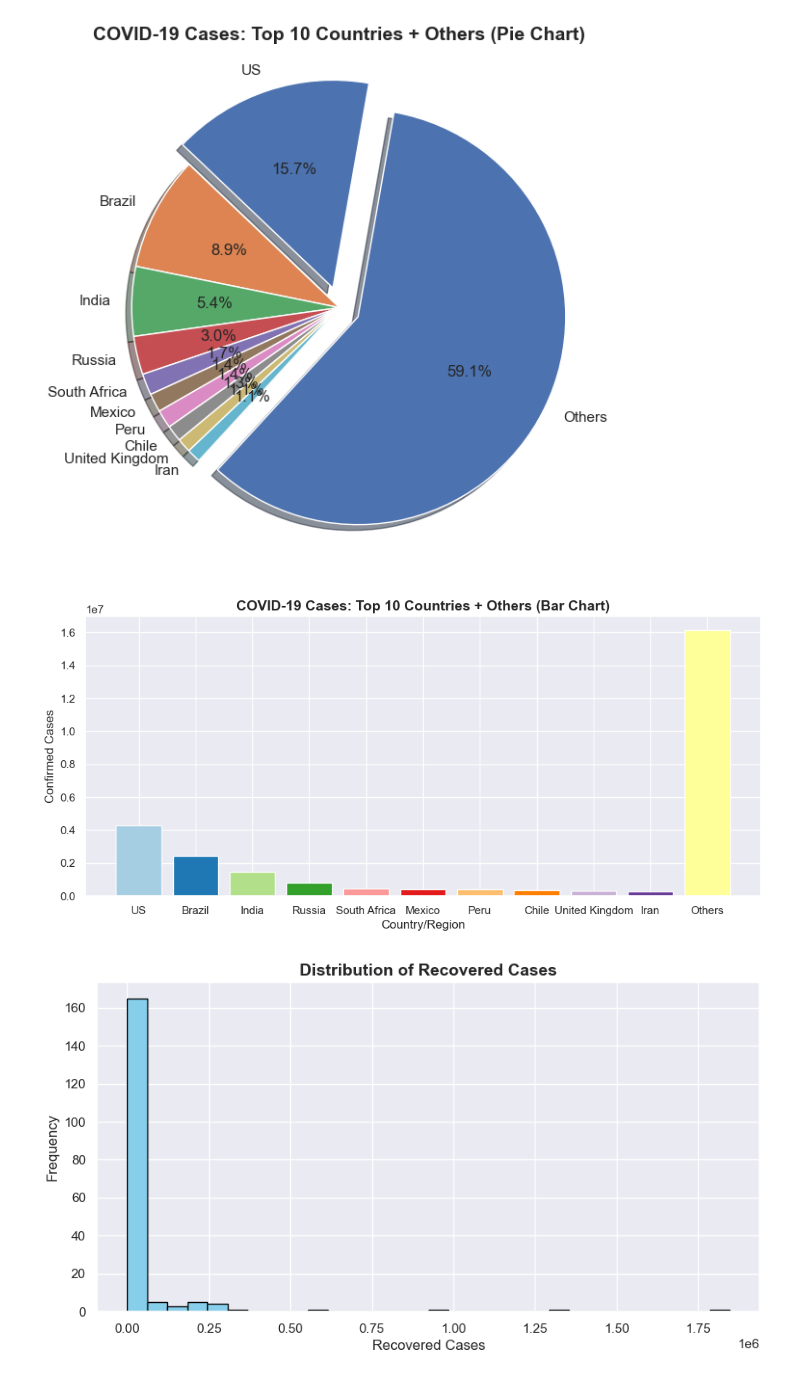
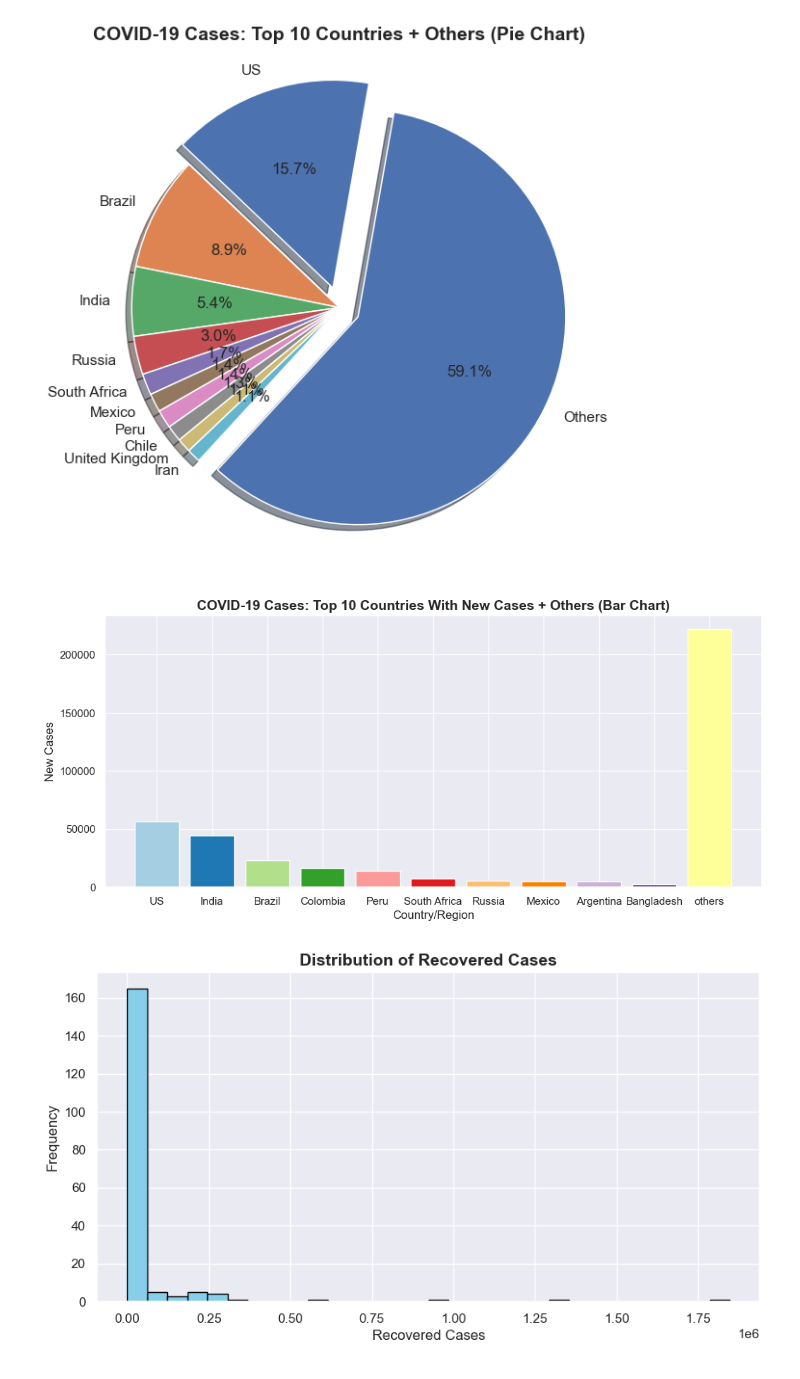
Before and after one commit to ShehrazSarwar/EDA-PYTHON-, a Jupyter notebook: Covid19_Analysis_Project.ipynb, the cells around one changed output. Saved outputs shown, nothing was run; the diff lists cells and outputs as text; code cells hidden in the pictures.

```diff
--- a/Covid19_Analysis_Project.ipynb
+++ b/Covid19_Analysis_Project.ipynb
@@ -102,18 +102,35 @@ plt.show()
 [figure]
 # %%
 # BAR CHART
+# Select the Top 10 countries with the highest New cases reported
+top__10 = import_data.nlargest(10, 'New cases').copy()
+
+# Sum of all remaining countries
+others_ = import_data.iloc[10:]['New cases'].sum()
+
+# Add "Others" category properly
+others__row = pd.DataFrame({'Country/Region': ['others'], 'New cases': [others_]})
+
+# Append "Others" to the DataFrame
+top__10 = pd.concat([top__10, others__row], ignore_index=True)
+
+# Extract country names and confirmed cases
+country_labels = top__10['Country/Region'].tolist()
+new_cases = top__10['New cases'].tolist()
+
+
 plt.figure(figsize=(12, 5))  # Set figure size for bar chart
-plt.bar(country_labels, confirmed_cases, color=plt.cm.Paired.colors)  # Create bar chart
+plt.bar(country_labels, new_cases, color=plt.cm.Paired.colors)  # Create bar chart
 
 # Add labels and title
 plt.xlabel("Country/Region", fontsize=12)
-plt.ylabel("Confirmed Cases", fontsize=12)
-plt.title("COVID-19 Cases: Top 10 Countries + Others (Bar Chart)", fontsize=14, fontweight='bold')
+plt.ylabel("New Cases", fontsize=12)
+plt.title("COVID-19 Cases: Top 10 Countries With New Cases + Others (Bar Chart)", fontsize=14, fontweight='bold')
 
 # Show bar chart
 plt.show()
 # %% [output]
-[figure, old version]
+[figure, new version]
 # %%
 plt.figure(figsize=(10, 5))  # Set figure size
 
```
